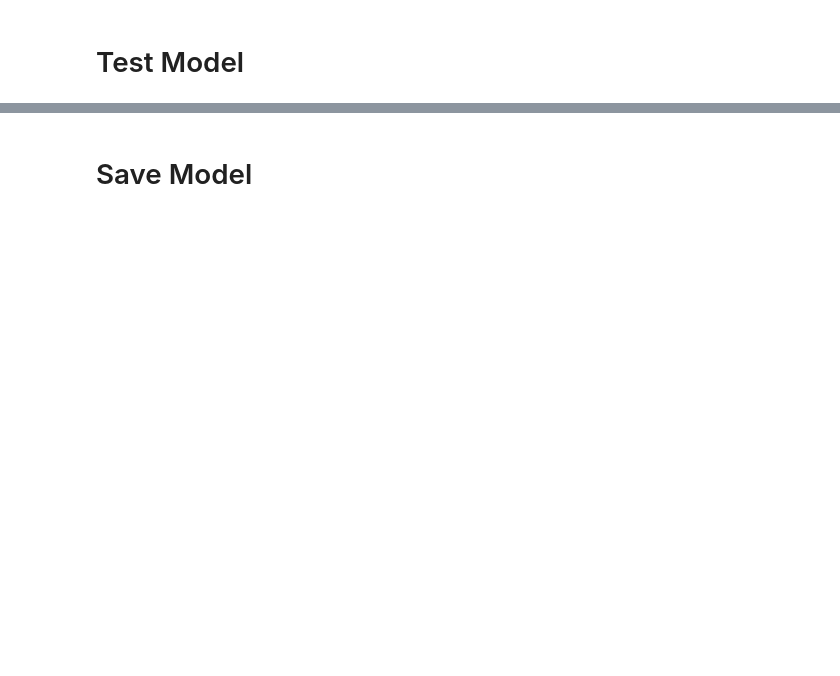
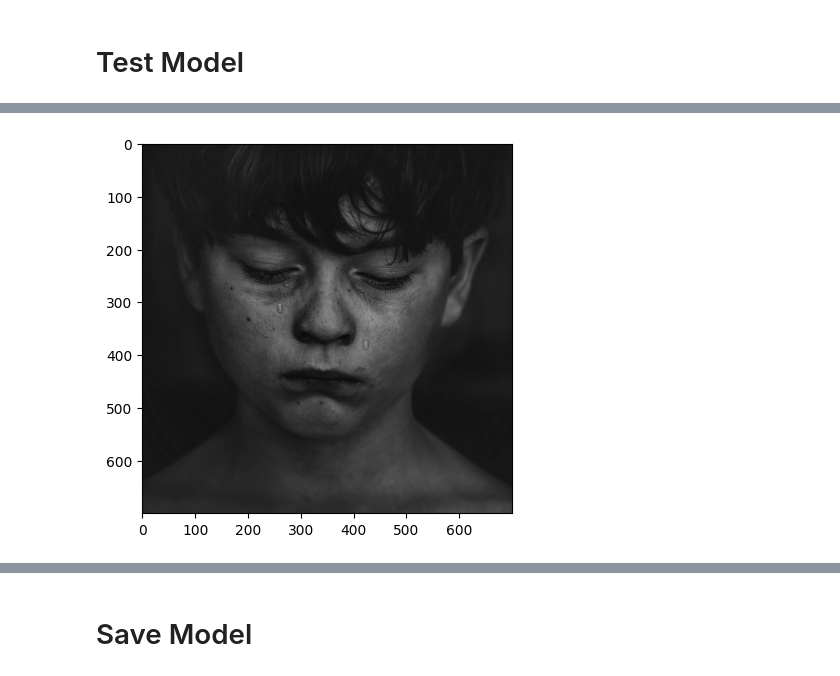
Before and after one commit to Benyamain/DeepLearningImageClassification, a Jupyter notebook: Image Classification.ipynb, the cells around one changed output, grey strips where cells are left out. Cells and saved outputs as stored; diff of their text form; code cells hidden in the pictures; blank space fills up the shorter version.

```diff
--- a/Image Classification.ipynb
+++ b/Image Classification.ipynb
@@ -377,0 +414,6 @@ plt.show()
+# %%
+img = cv2.imread('sadtest.jpg')
+plt.imshow(cv2.cvtColor(img, cv2.COLOR_BGR2RGB))
+plt.show()
+# %% [output]
+[figure, added]
```
Also changed, not shown: parts of 12 cells of this notebook, 2 other files.
